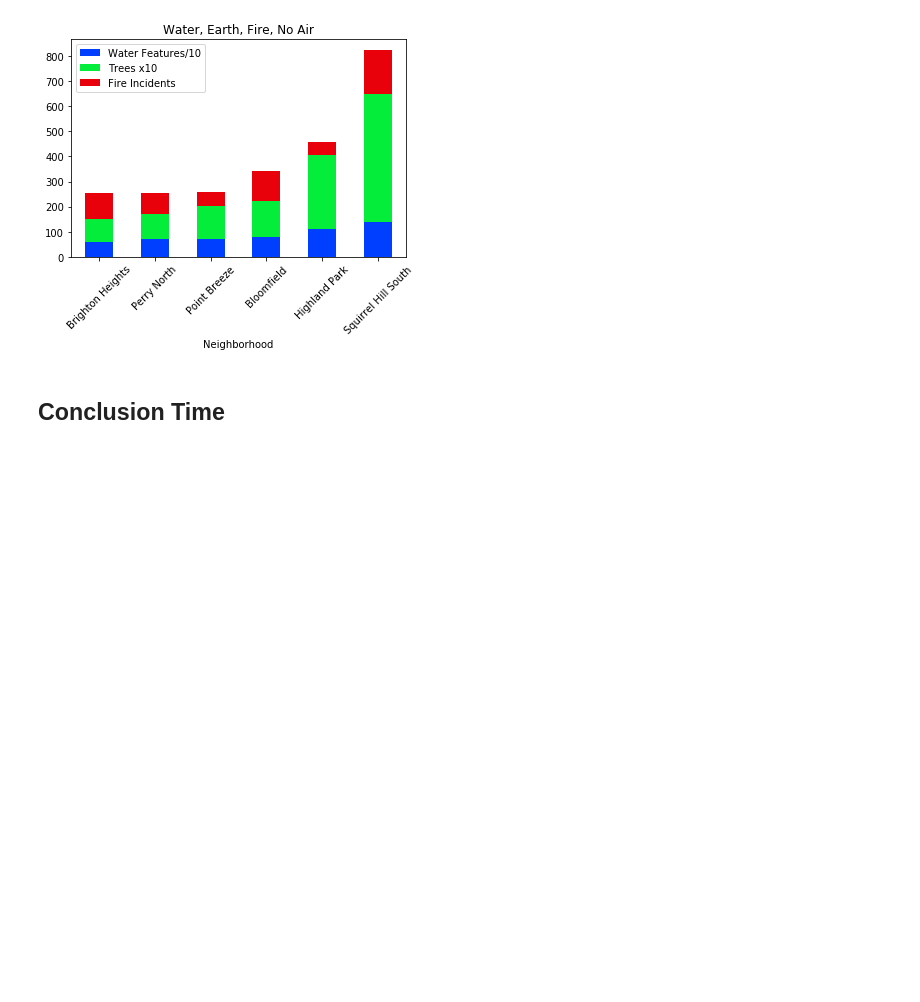
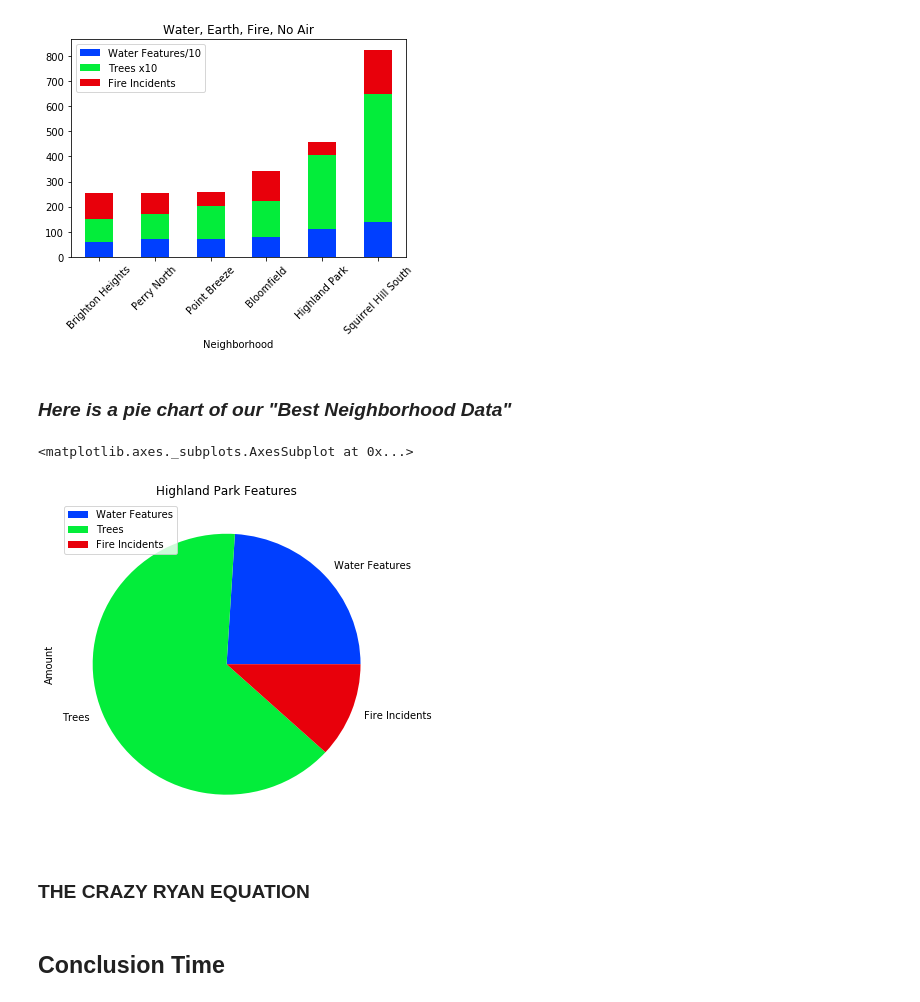
Before and after one commit to Garcia-Bela/FinalLabProject, a Jupyter notebook: TheProof.ipynb, the cells around one changed output. Saved outputs shown, nothing was run; the diff lists cells and outputs as text; code cells hidden in the pictures; blank space fills up the shorter version.

```diff
--- a/TheProof.ipynb
+++ b/TheProof.ipynb
@@ -331,6 +324,18 @@ FWT.plot.bar(stacked=True, x='Neighborhood', title="Water, Earth, Fire, No Air",
 # %% [output]
 <matplotlib.axes._subplots.AxesSubplot at 0x...>
 [figure]
+# %% [markdown]
+### ***Here is a pie chart of our "Best Neighborhood Data"***
+# %%
+HPD= pd.DataFrame({'Amount':[110,294.1,54]},
+                  index= ['Water Features','Trees','Fire Incidents'],
+                 )
+HPD.plot.pie(y='Amount',title= 'Highland Park Features', figsize=(6,6))
+# %% [output]
+<matplotlib.axes._subplots.AxesSubplot at 0x...>
+[figure, added]
+# %% [markdown]
+### **THE CRAZY RYAN EQUATION**
 # %% [markdown]
 ## **Conclusion Time**
 # %% [markdown]
```
Also changed, not shown: parts of 16 cells of this notebook.
